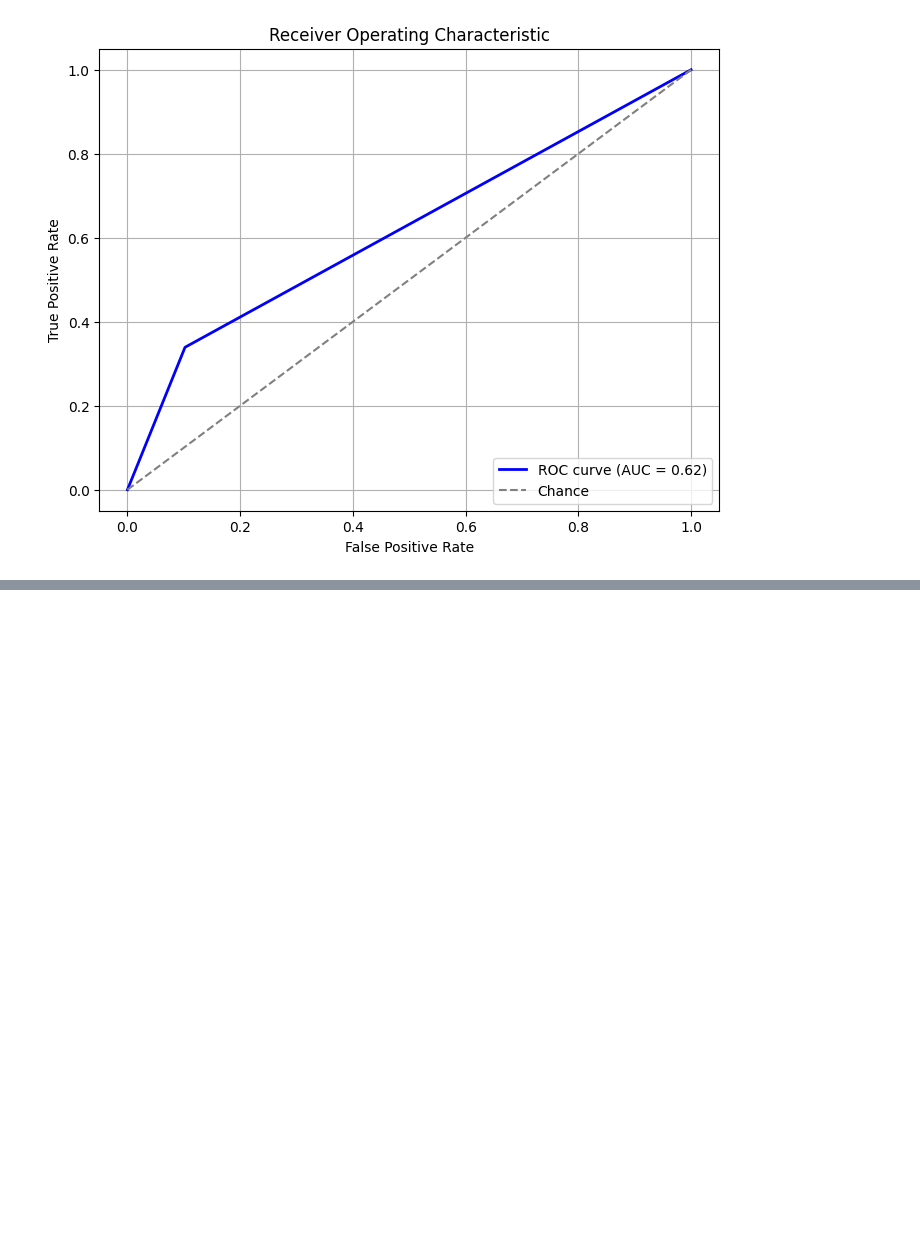
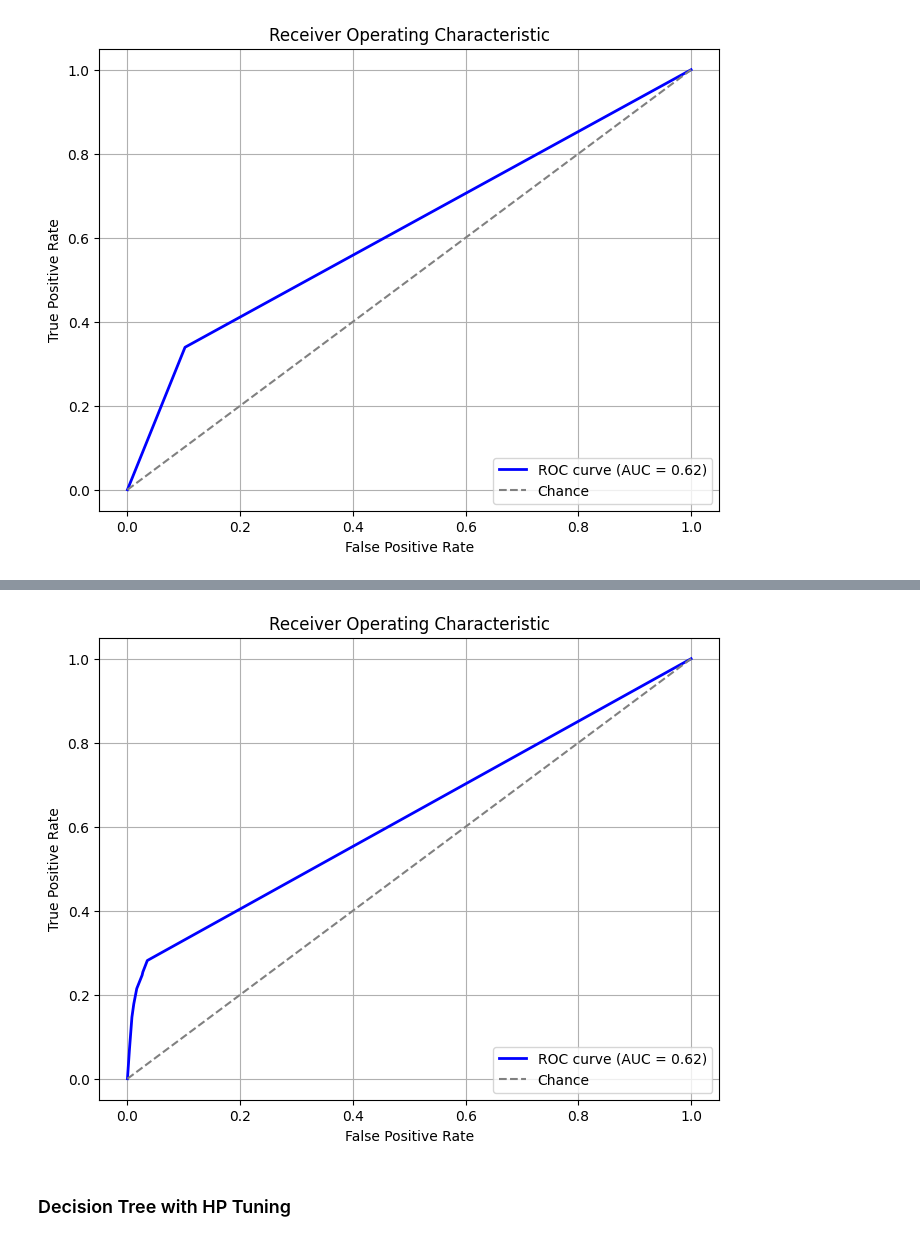
Before and after one commit to jmanwillz/ACML-Project, a Jupyter notebook: decision-trees/decision-trees-v2.ipynb, the cells around one changed output, grey strips where cells are left out. Saved outputs shown, nothing was run; the diff lists cells and outputs as text; code cells hidden in the pictures; blank space fills up the shorter version.

```diff
--- a/decision-trees/decision-trees-v2.ipynb
+++ b/decision-trees/decision-trees-v2.ipynb
@@ -176,2 +178,8 @@ This decision tree is just used with the default parameters and no HP tuning.
+# %%
+def run_model(model, x_train, y_train, x_test):
+    model.fit(x_train, y_train)
+    y_pred = model.predict(x_test)
+    y_prob = model.predict_proba(x_test)[:, 1]
+    return y_pred, y_prob
 # %%
 model_1 = DecisionTreeClassifier(random_state=random_state)
@@ -210,0 +241,6 @@ Hello World
+# %%
+plot_roc_curve(y_prob_model_2, y_test)
+# %% [output]
+[figure, added]
+# %% [markdown]
+### Decision Tree with HP Tuning
```
Also changed, not shown: parts of 25 cells of this notebook, 1 other file.
